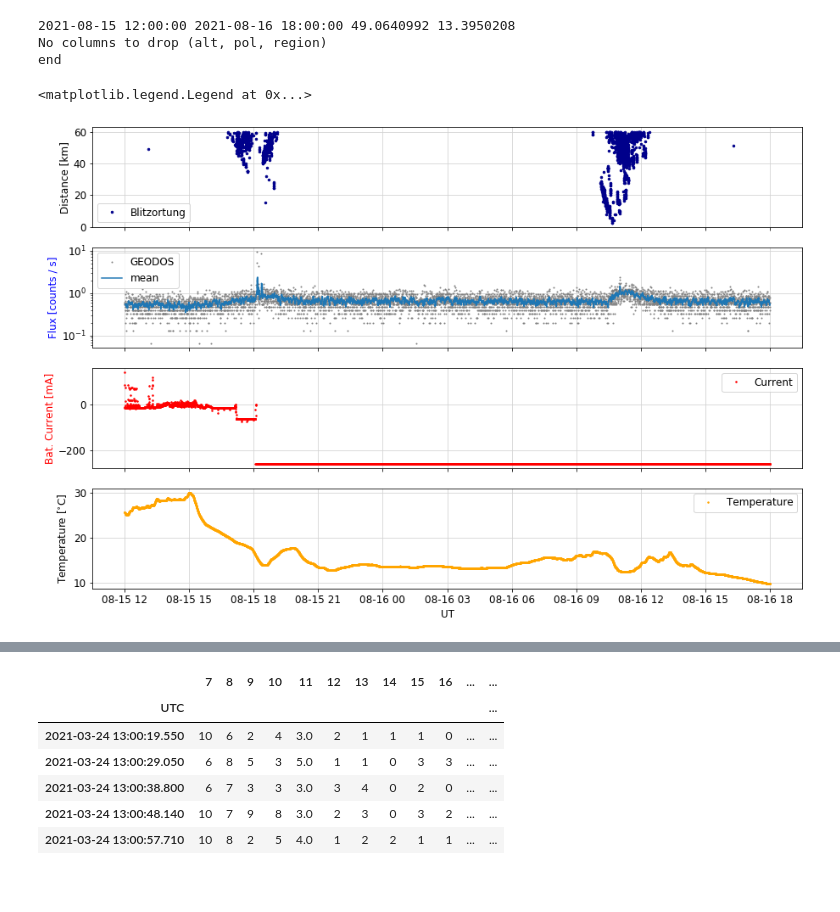
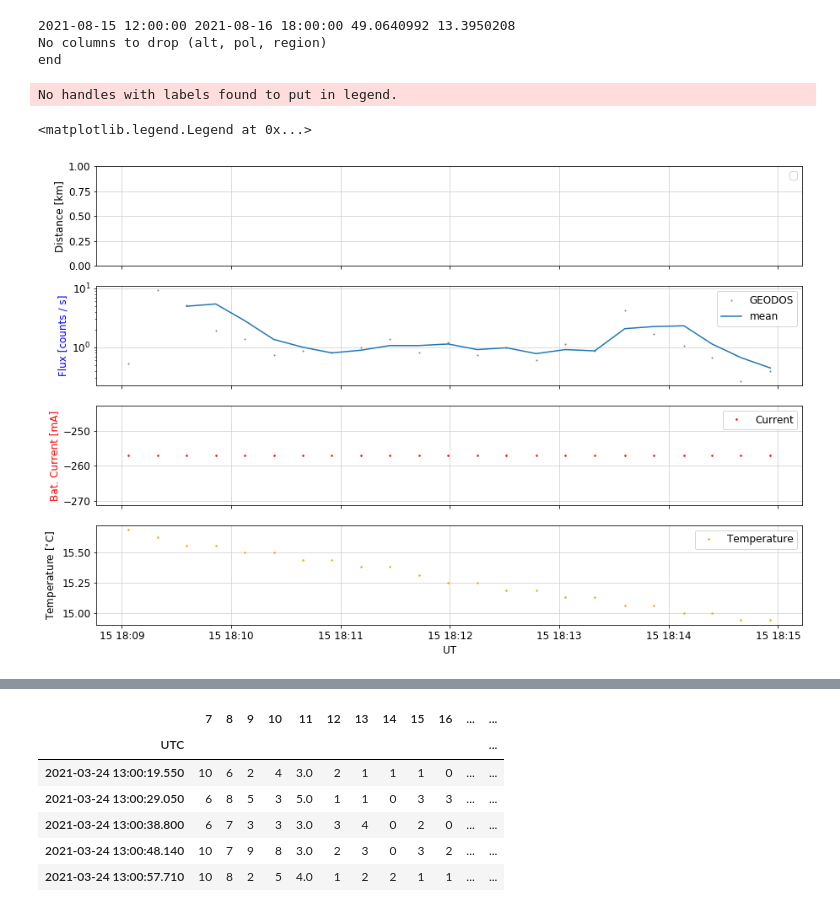
Before and after one commit to UniversalScientificTechnologies/GEODOS01, a Jupyter notebook: notebooks/GEODOS.ipynb, the cells around one changed output, grey strips where cells are left out. Saved outputs shown, nothing was run; the diff lists cells and outputs as text; code cells hidden in the pictures; blank space fills up the shorter version.

```diff
--- a/notebooks/GEODOS.ipynb
+++ b/notebooks/GEODOS.ipynb
@@ -209,11 +209,6 @@ hits.iloc[:,1:] = hits.iloc[:,1:].apply(pd.to_numeric)
 hits['UTC'] = df['UTC']
 hits.set_index('meas', inplace=True)
 # %%
-'''
-for index, row in hits.iterrows():
-    for j in range(2,2+row[1]*2,2):
-        hist.loc[index,int(row[j+1])+3] += 1
-'''
 hits.iloc[:,40:300] = 0
 for i in range(20):
     for j in range(hits.iloc[i,1]):
@@ -222,11 +217,11 @@ for i in range(20):
 #hits.drop(hits.iloc[:,18:40], axis=1, inplace=True)
 histogram = pd.DataFrame()
 histogram = hist.iloc[:,11:18]
-histogram = histogram.join(hits.iloc[:,40:])
+histogram = histogram.join(hits.iloc[:,40+11:])
 histogram['temperature'] = hist[4]
 histogram['pressure'] = hist[3]
 histogram['voltage'] = hist[5]
 histogram['current'] = hist[6]
-histogram.iloc[:,6:]
+histogram = histogram.rename(columns={x:y for x,y in zip(histogram.columns[:258],range(0,258))})
 histogram
 # %% [output]
@@ -521,6 +482,8 @@ print('end')
 No columns to drop (alt, pol, region)
 end
 # %%
+WINDOW = 3
+
 blitz = pd.read_csv(dto + "/blitz.csv")
 blitz['date'] = pd.to_datetime(blitz['date'])
 blitz.set_index('date', inplace=True)
@@ -528,35 +491,37 @@ blitz.set_index('date', inplace=True)
 fig, (ax6, ax3, ax5, ax4) = plt.subplots(nrows=4, sharex=True, figsize=(15,10))
 matplotlib.rcParams.update({'font.size': 12})
 
-xx = xx.loc['2021-08-15 12:00:00':'2021-08-16 18:00:00']
+#xx = xx.loc['2021-08-15 12:00:00':'2021-08-16 18:00:00']
+xx = xx.loc['2021-08-15 18:09:00':'2021-08-15 18:15:00']
 
 xx['flux'] = (xx.iloc[:,range(NOISE_LEVEL,LAST_CHANNEL)].sum(axis=1))
 xx['fluxmean'] = xx['flux'].rolling(WINDOW).mean()
 
 ax3.plot(xx['flux']/15, marker='.', color='gray', label='GEODOS', ms=2, linestyle='none')
 ax3.plot(xx['fluxmean']/15, label='mean')
 ax3.grid(b=True, which='major', color='lightgrey', linestyle='-')
 ax3.set_ylabel(r'Flux [counts / s]', color='blue')
 ax3.set_yscale('log')
 #ax3.set_ylim(2,300)
 ax3.legend()
 
 
 ax4.plot(xx['temperature'], c='orange', label='Temperature', marker='.', ms=3, linewidth='1', linestyle='none', drawstyle='steps-mid')
 ax4.set_xlabel('UT')
 ax4.set_ylabel(r'Temperature [$^{\circ}$C]')
 ax4.grid(b=True, which='major', color='lightgrey', linestyle='-')
 ax4.legend()
 
-ax6.plot(blitz.index, blitz.km, ls='', marker='.', ms=5, label='Blitzortung', c='darkblue')
+#ax6.plot(blitz.index, blitz.km, ls='', marker='.', ms=5, label='Blitzortung', c='darkblue')
 ax6.set_ylabel('Distance [km]')
 ax6.legend()
 ax6.grid(b=True, which='major', color='lightgrey', linestyle='-')
 
 ax5.plot(xx['current'], c='red', label='Current', marker='.', ms=3, linewidth='1', linestyle='none', drawstyle='steps-mid')
 ax5.set_ylabel('Bat. Current [mA]', color='red')
 ax5.grid(b=True, which='major', color='lightgrey', linestyle='-')
 ax5.legend()
 # %% [output]
-<matplotlib.legend.Legend at 0x...>
+No handles with labels found to put in legend.
+<matplotlib.legend.Legend at 0x...>
-[figure, old version]
+[figure, new version]
```
Also changed, not shown: parts of 8 cells of this notebook.
